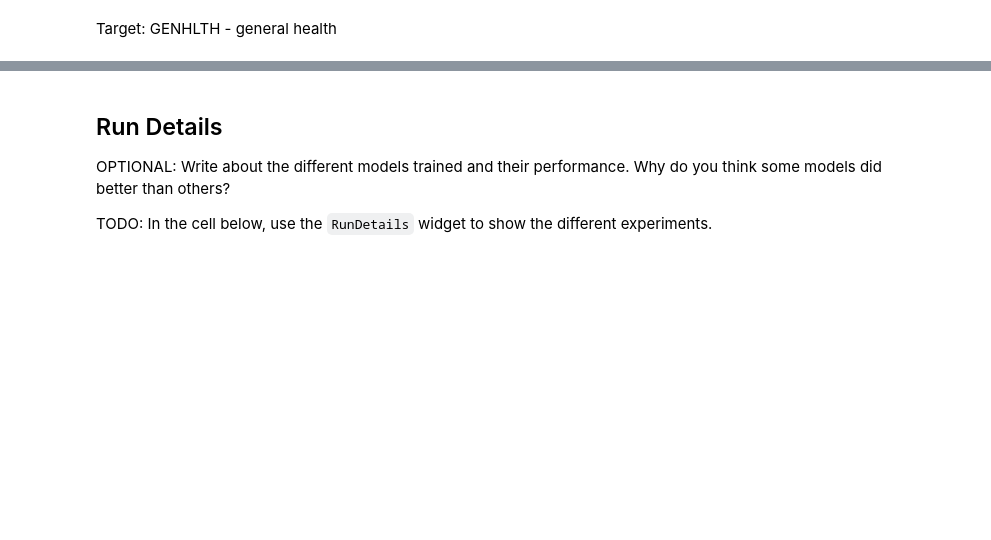
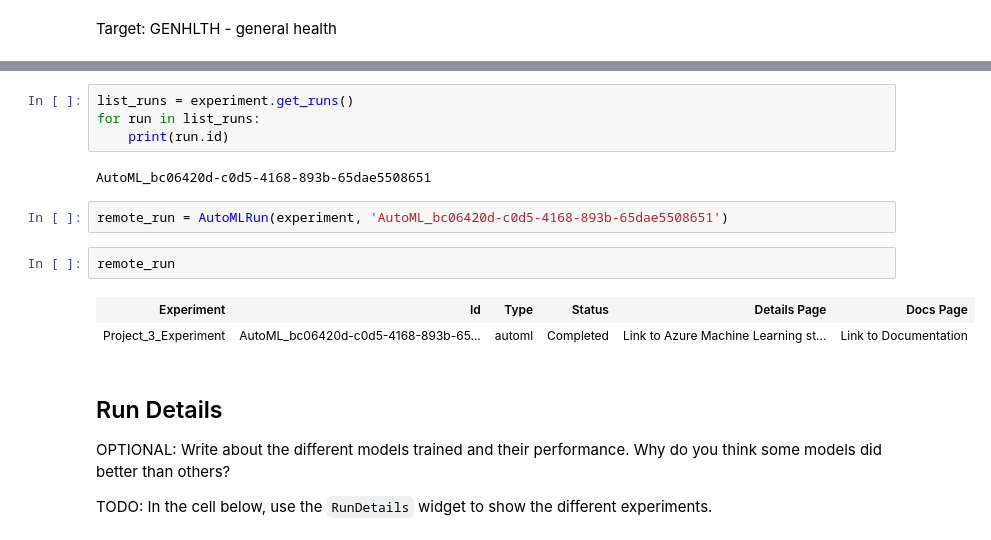
Before and after one commit to connorgag/Udacity_MLE, a Jupyter notebook: Project_Three/automl.ipynb, the cells around one changed output, grey strips where cells are left out. Saved outputs shown, nothing was run; the diff lists cells and outputs as text; blank space fills up the shorter version.

Commit message:
Added to AutoML

```diff
--- a/Project_Three/automl.ipynb
+++ b/Project_Three/automl.ipynb
@@ -124,3 +153,16 @@ remote_run = experiment.submit(automl_config)
+# %%
+list_runs = experiment.get_runs()
+for run in list_runs:
+    print(run.id)
+# %% [output]
+AutoML_bc06420d-c0d5-4168-893b-65dae5508651
+# %%
+remote_run = AutoMLRun(experiment, 'AutoML_bc06420d-c0d5-4168-893b-65dae5508651')
+# %%
+remote_run
+# %% [output]
+| Experiment | Id | Type | Status | Details Page | Docs Page |
+| Project_3_Experiment | AutoML_bc06420d-c0d5-4168-893b-65... | automl | Completed | Link to Azure Machine Learning st... | Link to Documentation |
 # %% [markdown]
 ## Run Details
 
```
Also changed, not shown: parts of 23 cells of this notebook, 3 other files.
